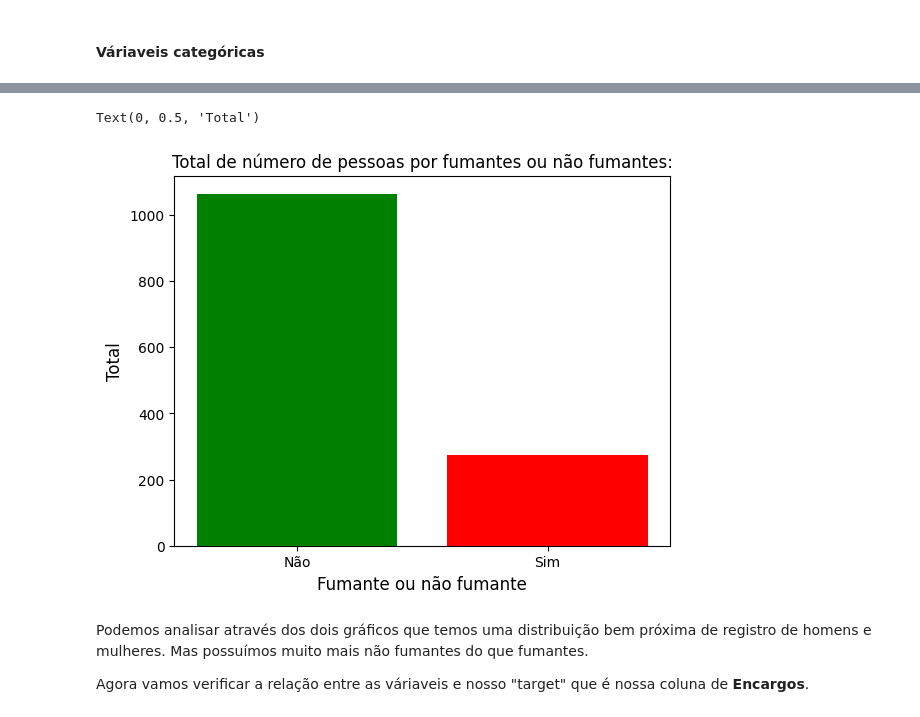
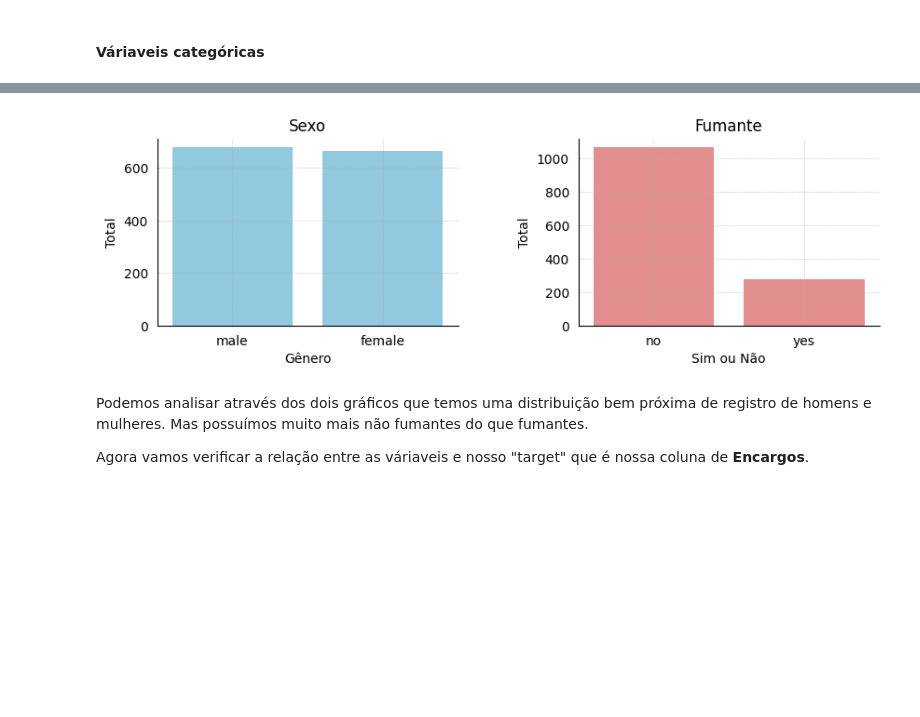
Before and after one commit to lucasfelipecdm/tech-challenge-fase-1, a Jupyter notebook: exploration/data_exploration.ipynb, the cells around one changed output, grey strips where cells are left out. Saved outputs shown, nothing was run; the diff lists cells and outputs as text; code cells hidden in the pictures; blank space fills up the shorter version.

```diff
--- a/exploration/data_exploration.ipynb
+++ b/exploration/data_exploration.ipynb
@@ -168,13 +187,34 @@ plt.show()
-# %%
-count_smoking = dataset['smoker'].value_counts()
-
-plt.title("Total de número de pessoas por fumantes ou não fumantes:")
-plt.bar(['Não', 'Sim'], count_smoking, color=['green', 'red'])
-plt.xlabel("Fumante ou não fumante")
-plt.ylabel("Total")
-# %% [output]
-Text(0, 0.5, 'Total')
-[figure, removed]
+# %%
+plt.figure(figsize=(10, 6))
+gridspec = plt.GridSpec(2, 2, wspace=0.4, hspace=0.3)
+
+count_gender = dataset['sex'].value_counts()
+
+ax1 = plt.subplot(gridspec[0, 0])
+sns.barplot(x=count_gender.index, y=count_gender.values, ax=ax1, color='skyblue')
+ax1.set_title('Sexo', fontsize=12)
+ax1.set_xlabel('Gênero', fontsize=10)
+ax1.set_ylabel('Total', fontsize=10)
+
+count_smoking = dataset['smoker'].value_counts()
+
+ax2 = plt.subplot(gridspec[0, 1])
+sns.barplot(x=count_smoking.index, y=count_smoking.values, ax=ax2, color='lightcoral')
+ax2.set_title('Fumante', fontsize=12)
+ax2.set_xlabel('Sim ou Não', fontsize=10)
+ax2.set_ylabel('Total', fontsize=10)
+
+for ax in [ax1, ax2]:
+    ax.spines['top'].set_visible(False)
+    ax.spines['right'].set_visible(False)
+    ax.tick_params(bottom=False, left=False)
+    ax.grid(True, linestyle='--', alpha=0.6, which='both', linewidth=0.5)
+
+plt.tight_layout()
+
+plt.show()
+# %% [output]
+[figure, added]
 # %% [markdown]
 Podemos analisar através dos dois gráficos que temos uma distribuição bem próxima de registro de homens e mulheres. Mas possuímos muito mais não fumantes do que fumantes.
 
```
Also changed, not shown: parts of 7 cells of this notebook.
